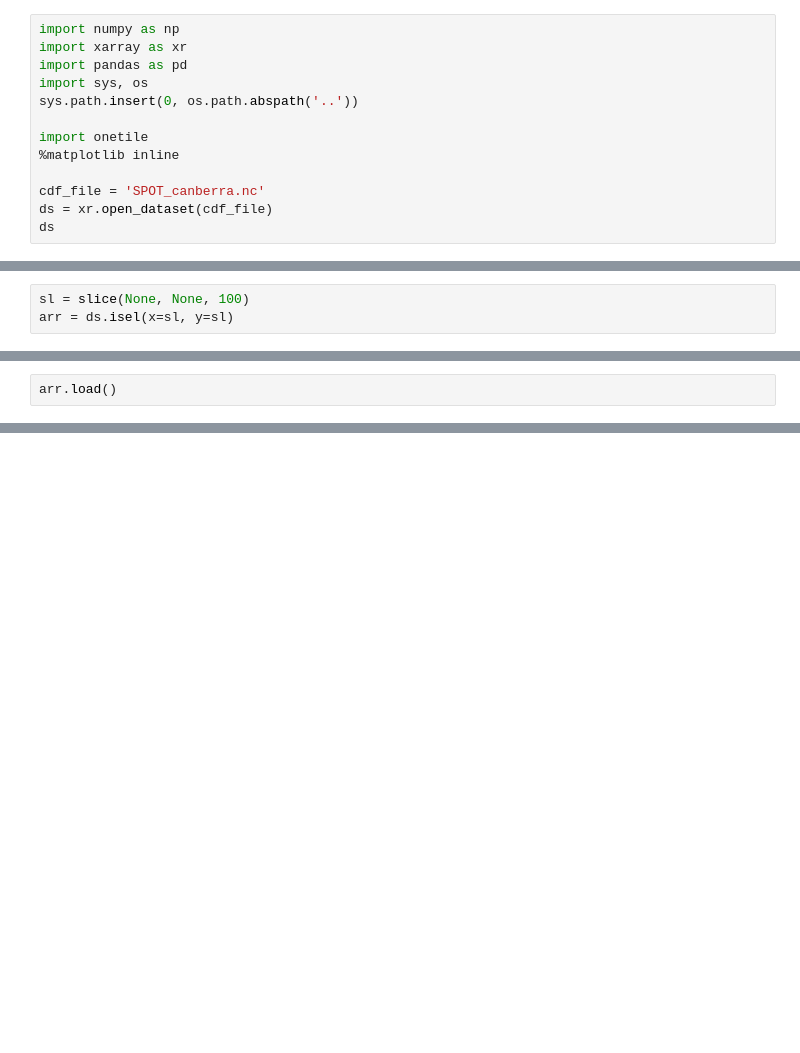
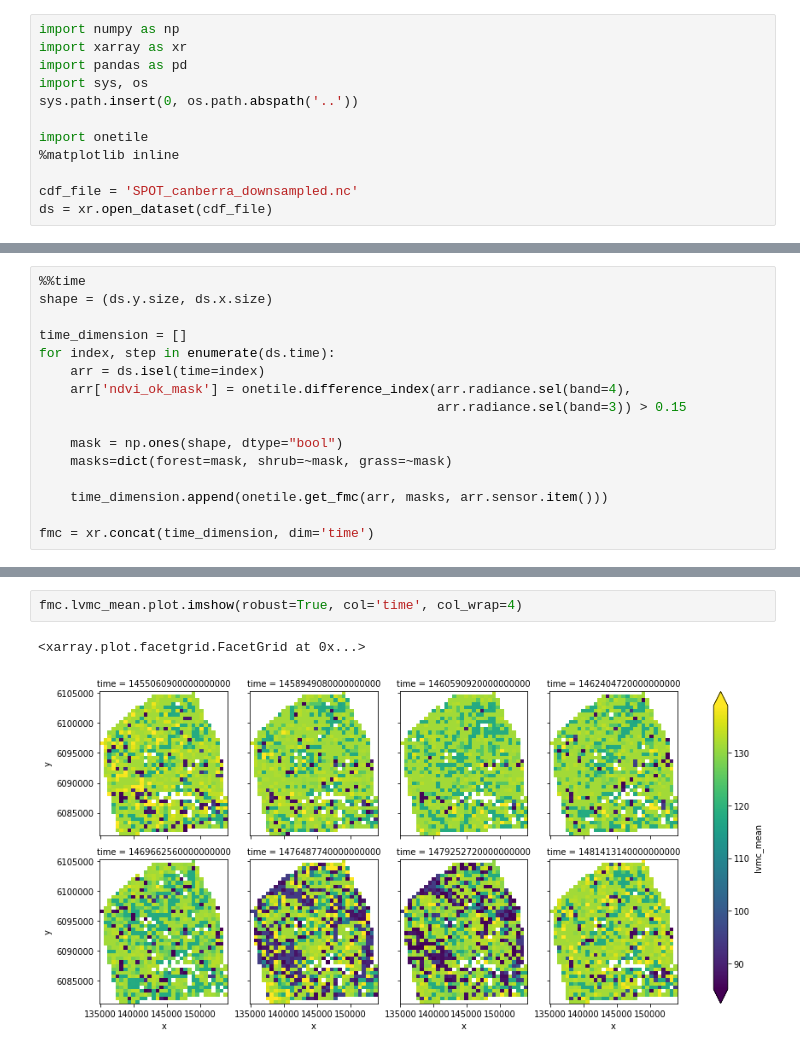
Before and after one commit to ANU-WALD/fire-data-processing, a Jupyter notebook: lookup_tables/Working on implementing FMC algorithm.ipynb, the cells around one changed output, grey strips where cells are left out. Cells and saved outputs as stored; diff of their text form; blank space fills up the shorter version.

Commit message:
Apply FMC algorithm to SPOT sample

```diff
--- a/lookup_tables/Working on implementing FMC algorithm.ipynb
+++ b/lookup_tables/Working on implementing FMC algorithm.ipynb
@@ -8,6 +8,5 @@ sys.path.insert(0, os.path.abspath('..'))
 import onetile
 %matplotlib inline
 
-cdf_file = 'SPOT_canberra.nc'
+cdf_file = 'SPOT_canberra_downsampled.nc'
 ds = xr.open_dataset(cdf_file)
-ds
@@ -25,3 +12,0 @@ Data variables:
-# %%
-sl = slice(None, None, 100)
-arr = ds.isel(x=sl, y=sl)
@@ -33,2 +12,0 @@ arr.radiance.isel(time=0).plot.imshow(col='band')
-# %%
-arr.load()
@@ -50,0 +13,16 @@ arr.radiance.isel(time=0).plot.imshow(col='band')
+# %%
+%%time
+shape = (ds.y.size, ds.x.size)
+
+time_dimension = []
+for index, step in enumerate(ds.time):
+    arr = ds.isel(time=index)
+    arr['ndvi_ok_mask'] = onetile.difference_index(arr.radiance.sel(band=4),
+                                                   arr.radiance.sel(band=3)) > 0.15
+
+    mask = np.ones(shape, dtype="bool")
+    masks=dict(forest=mask, shrub=~mask, grass=~mask)
+
+    time_dimension.append(onetile.get_fmc(arr, masks, arr.sensor.item()))
+
+fmc = xr.concat(time_dimension, dim='time')
@@ -50,0 +47,5 @@ arr.radiance.isel(time=0).plot.imshow(col='band')
+# %%
+fmc.lvmc_mean.plot.imshow(robust=True, col='time', col_wrap=4)
+# %% [output]
+<xarray.plot.facetgrid.FacetGrid at 0x...>
+[figure, added]
```
Also changed, not shown: parts of 7 cells of this notebook, 1 other file.
